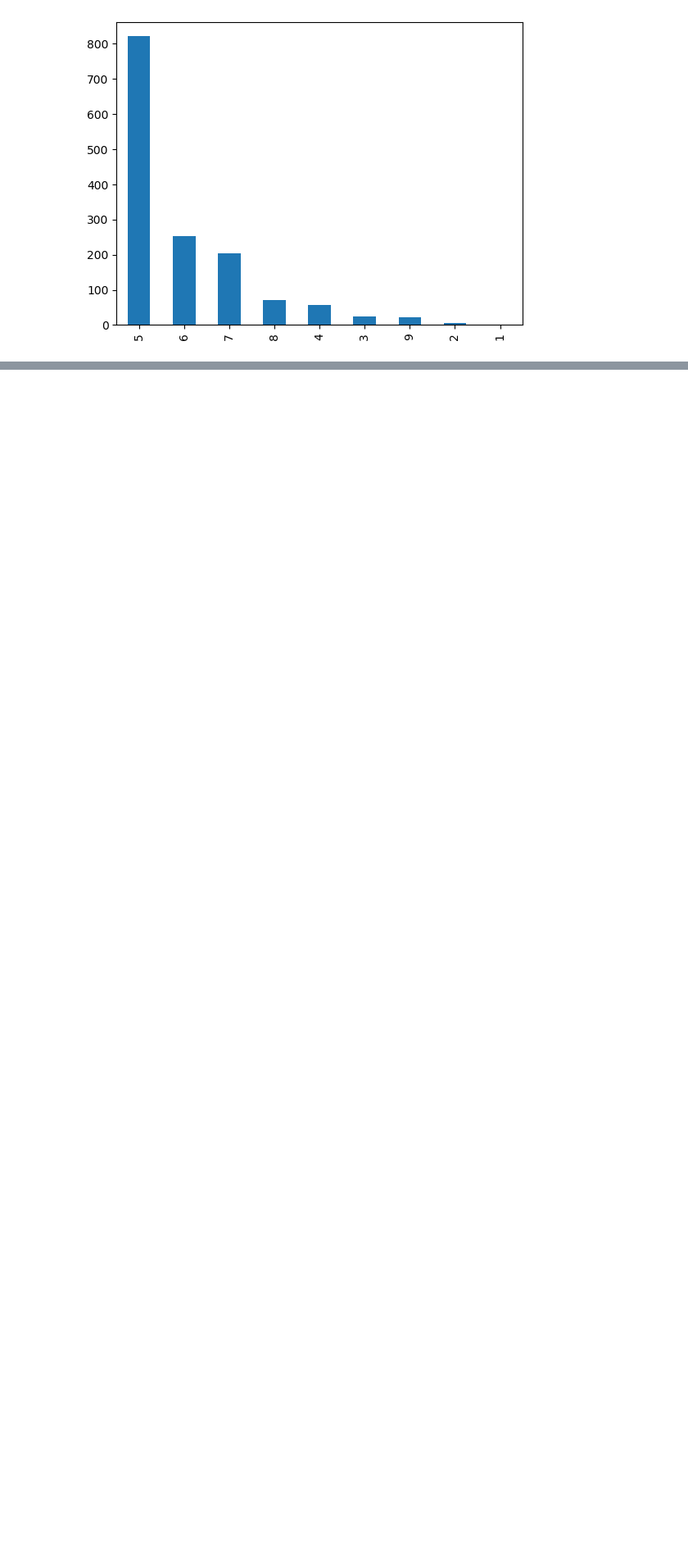
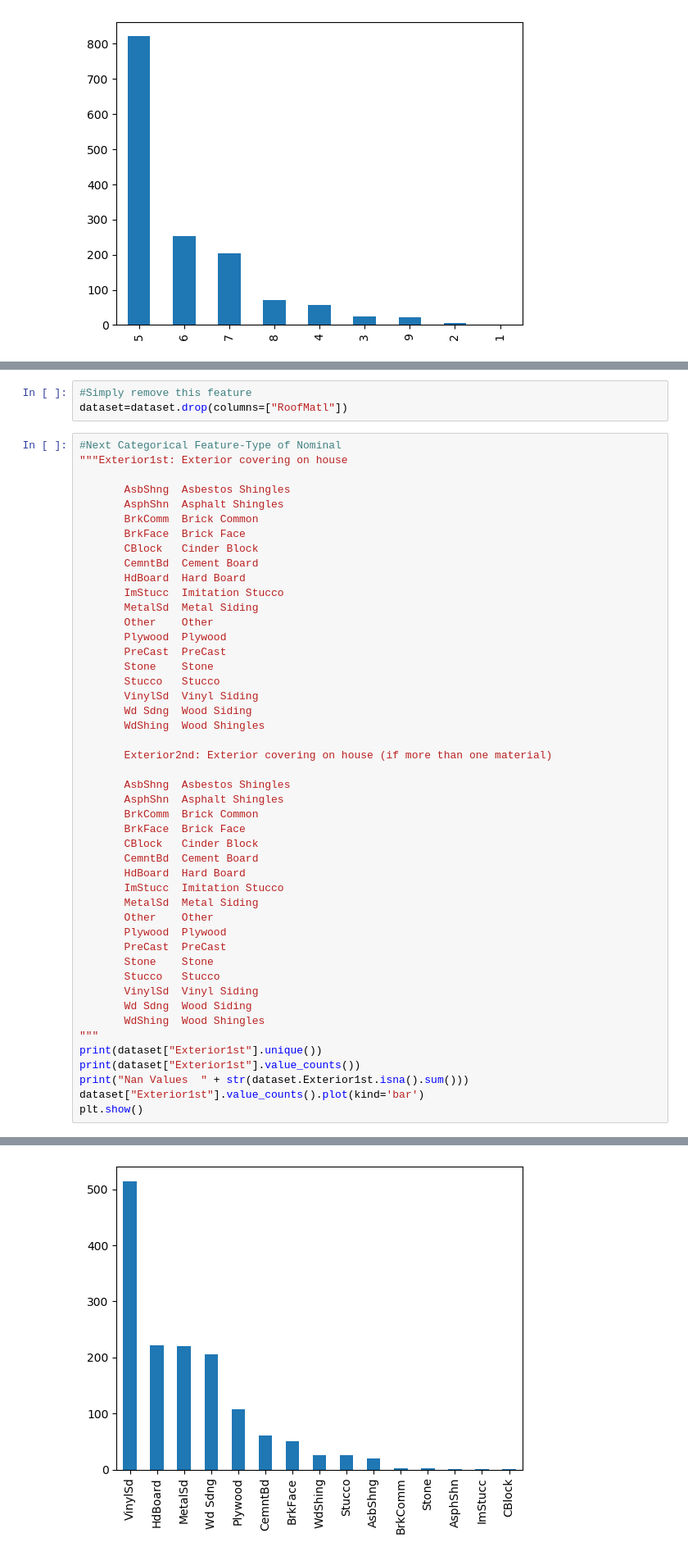
Before and after one commit to MKbinli/House-Price-Prediction, a Jupyter notebook: HP-Data Preprocessing.ipynb, the cells around one changed output, grey strips where cells are left out. Shown at 82% size. Saved outputs shown, nothing was run; the diff lists cells and outputs as text; blank space fills up the shorter version.

```diff
--- a/HP-Data Preprocessing.ipynb
+++ b/HP-Data Preprocessing.ipynb
@@ -667,0 +737,51 @@ Nan Values  0
+# %%
+#Simply remove this feature
+dataset=dataset.drop(columns=["RoofMatl"])
+# %%
+#Next Categorical Feature-Type of Nominal
+"""Exterior1st: Exterior covering on house
+
+       AsbShng	Asbestos Shingles
+       AsphShn	Asphalt Shingles
+       BrkComm	Brick Common
+       BrkFace	Brick Face
+       CBlock	Cinder Block
+       CemntBd	Cement Board
+       HdBoard	Hard Board
+       ImStucc	Imitation Stucco
+       MetalSd	Metal Siding
+       Other	Other
+       Plywood	Plywood
+       PreCast	PreCast
+       Stone	Stone
+       Stucco	Stucco
+       VinylSd	Vinyl Siding
+       Wd Sdng	Wood Siding
+       WdShing	Wood Shingles
+
+       Exterior2nd: Exterior covering on house (if more than one material)
+
+       AsbShng	Asbestos Shingles
+       AsphShn	Asphalt Shingles
+       BrkComm	Brick Common
+       BrkFace	Brick Face
+       CBlock	Cinder Block
+       CemntBd	Cement Board
+       HdBoard	Hard Board
+       ImStucc	Imitation Stucco
+       MetalSd	Metal Siding
+       Other	Other
+       Plywood	Plywood
+       PreCast	PreCast
+       Stone	Stone
+       Stucco	Stucco
+       VinylSd	Vinyl Siding
+       Wd Sdng	Wood Siding
+       WdShing	Wood Shingles
+"""
+print(dataset["Exterior1st"].unique())
+print(dataset["Exterior1st"].value_counts())
+print("Nan Values  " + str(dataset.Exterior1st.isna().sum()))
+dataset["Exterior1st"].value_counts().plot(kind='bar')
+plt.show()
+# %% [output]
@@ -667,0 +808 @@ Nan Values  0
+[figure, added]
```
Also changed, not shown: parts of 6 cells of this notebook.
